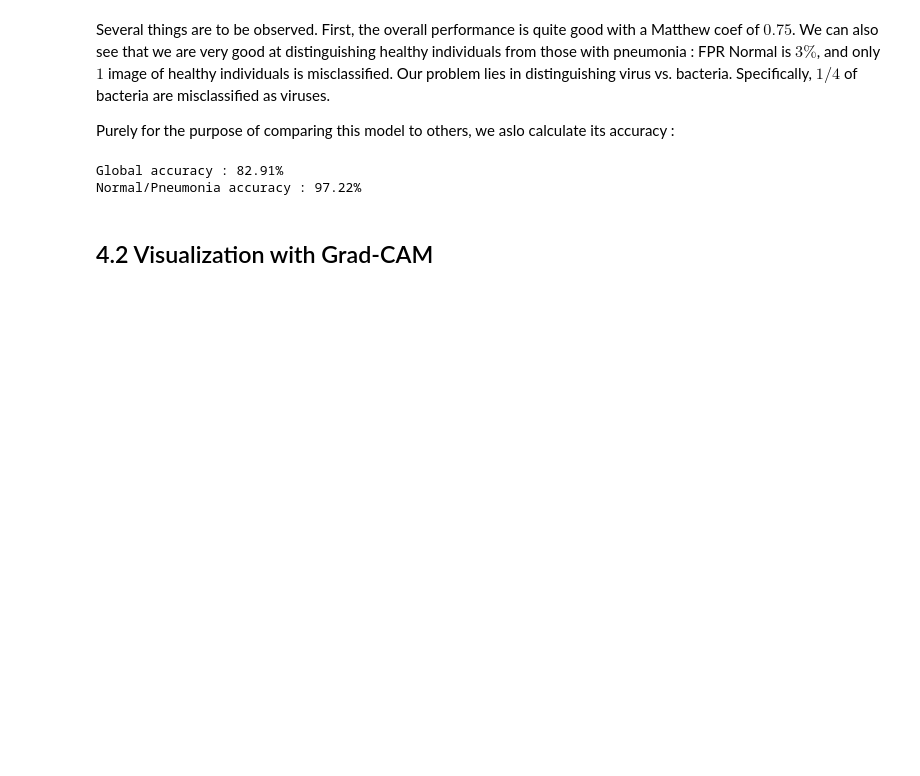
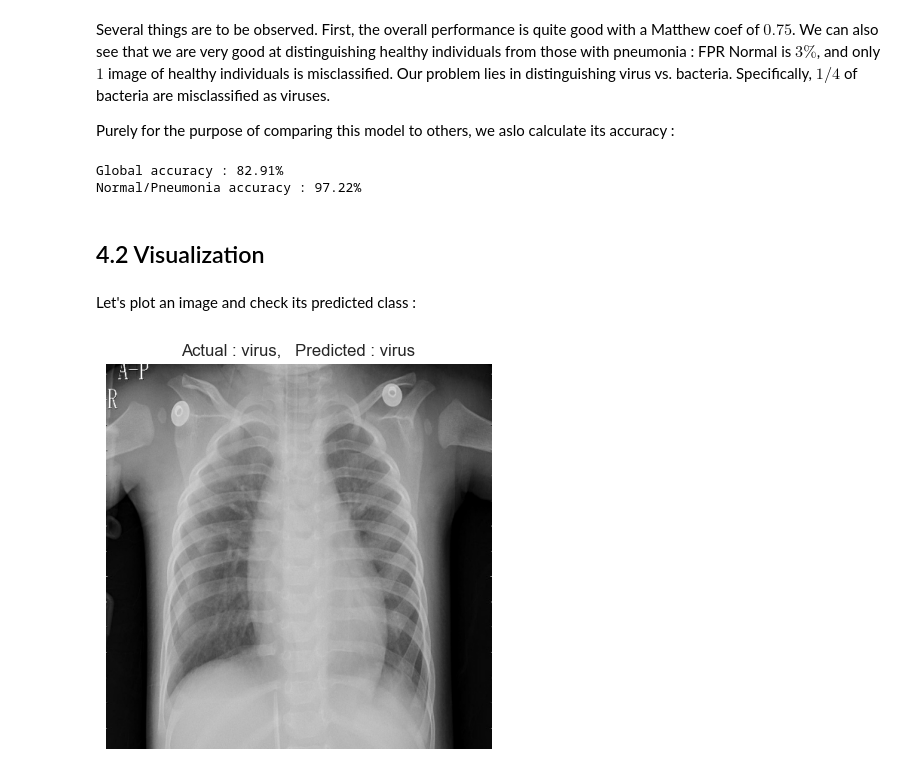
Before and after one commit to dailoht/Epitech_Zoidberg2.0, a Jupyter notebook: notebooks/models/pab-efficientnet_b0.ipynb, the cells around one changed output. Saved outputs shown, nothing was run; the diff lists cells and outputs as text; code cells hidden in the pictures; blank space fills up the shorter version.

```diff
--- a/notebooks/models/pab-efficientnet_b0.ipynb
+++ b/notebooks/models/pab-efficientnet_b0.ipynb
@@ -507,4 +515,4 @@ print(f"Normal/Pneumonia accuracy : {accuracy_score(y_true_normal, y_pred_normal
 Global accuracy : 82.91%
 Normal/Pneumonia accuracy : 97.22%
 # %% [markdown]
-## 4.2 Visualization with Grad-CAM
+## 4.2 Visualization
@@ -513,0 +519,9 @@ Normal/Pneumonia accuracy : 97.22%
+# %% [markdown]
+Let's plot an image and check its predicted class :
+# %%
+image_idx = 0
+plt.imshow(test_images[0])
+plt.title(f'Actual : {class_names[y_true[0]]},   Predicted : {class_names[y_pred[0]]}')
+axis = plt.axis("off")
+# %% [output]
+[figure, added]
```
Also changed, not shown: parts of 8 cells of this notebook, 11 other files.
